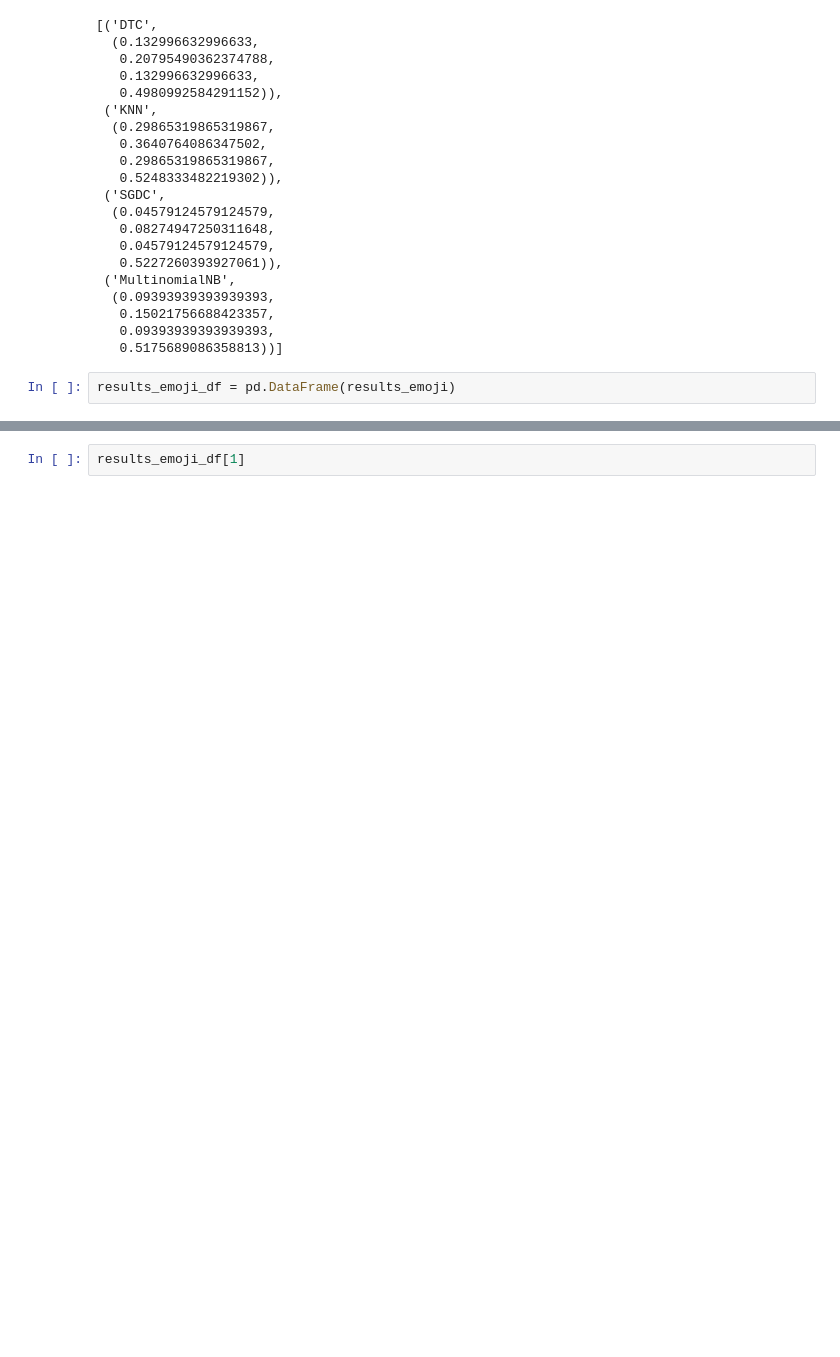
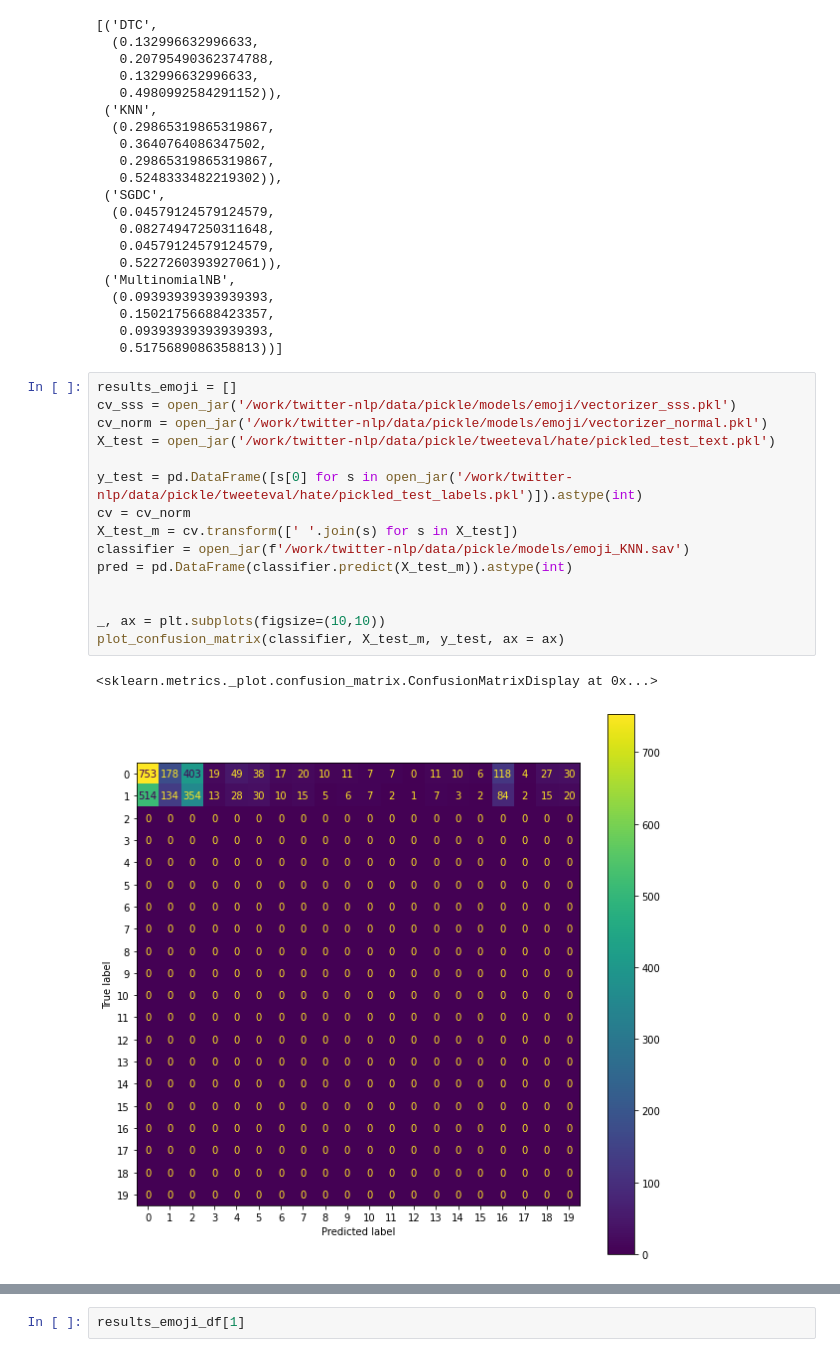
Before and after one commit to jannik-el/twitter-nlp, a Jupyter notebook: task-notebooks/4-automatic-prediction.ipynb, the cells around one changed output, grey strips where cells are left out. Cells and saved outputs as stored; diff of their text form; blank space fills up the shorter version.

```diff
--- a/task-notebooks/4-automatic-prediction.ipynb
+++ b/task-notebooks/4-automatic-prediction.ipynb
@@ -552,5 +553,21 @@ results_emoji
    0.15021756688423357,
    0.09393939393939393,
    0.5175689086358813))]
-# %%
-results_emoji_df = pd.DataFrame(results_emoji)
+# %%
+results_emoji = []
+cv_sss = open_jar('/work/twitter-nlp/data/pickle/models/emoji/vectorizer_sss.pkl')
+cv_norm = open_jar('/work/twitter-nlp/data/pickle/models/emoji/vectorizer_normal.pkl')
+X_test = open_jar('/work/twitter-nlp/data/pickle/tweeteval/hate/pickled_test_text.pkl')
+
+y_test = pd.DataFrame([s[0] for s in open_jar('/work/twitter-nlp/data/pickle/tweeteval/hate/pickled_test_labels.pkl')]).astype(int)
+cv = cv_norm
+X_test_m = cv.transform([' '.join(s) for s in X_test])
+classifier = open_jar(f'/work/twitter-nlp/data/pickle/models/emoji_KNN.sav')
+pred = pd.DataFrame(classifier.predict(X_test_m)).astype(int)
+
+
+_, ax = plt.subplots(figsize=(10,10))
+plot_confusion_matrix(classifier, X_test_m, y_test, ax = ax)
+# %% [output]
+<sklearn.metrics._plot.confusion_matrix.ConfusionMatrixDisplay at 0x...>
+[figure, added]
```
Also changed, not shown: parts of 6 cells of this notebook, 6 other files.
